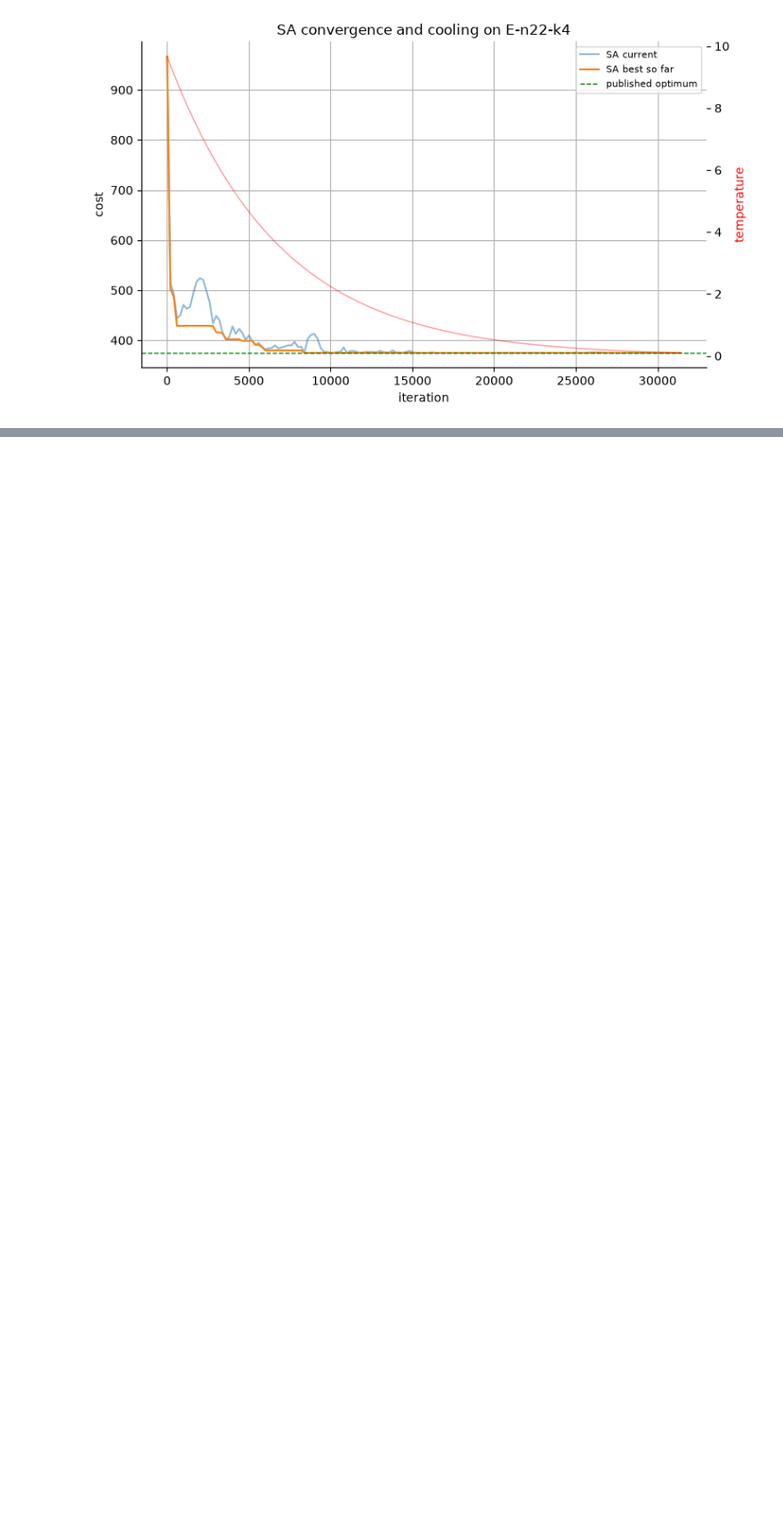
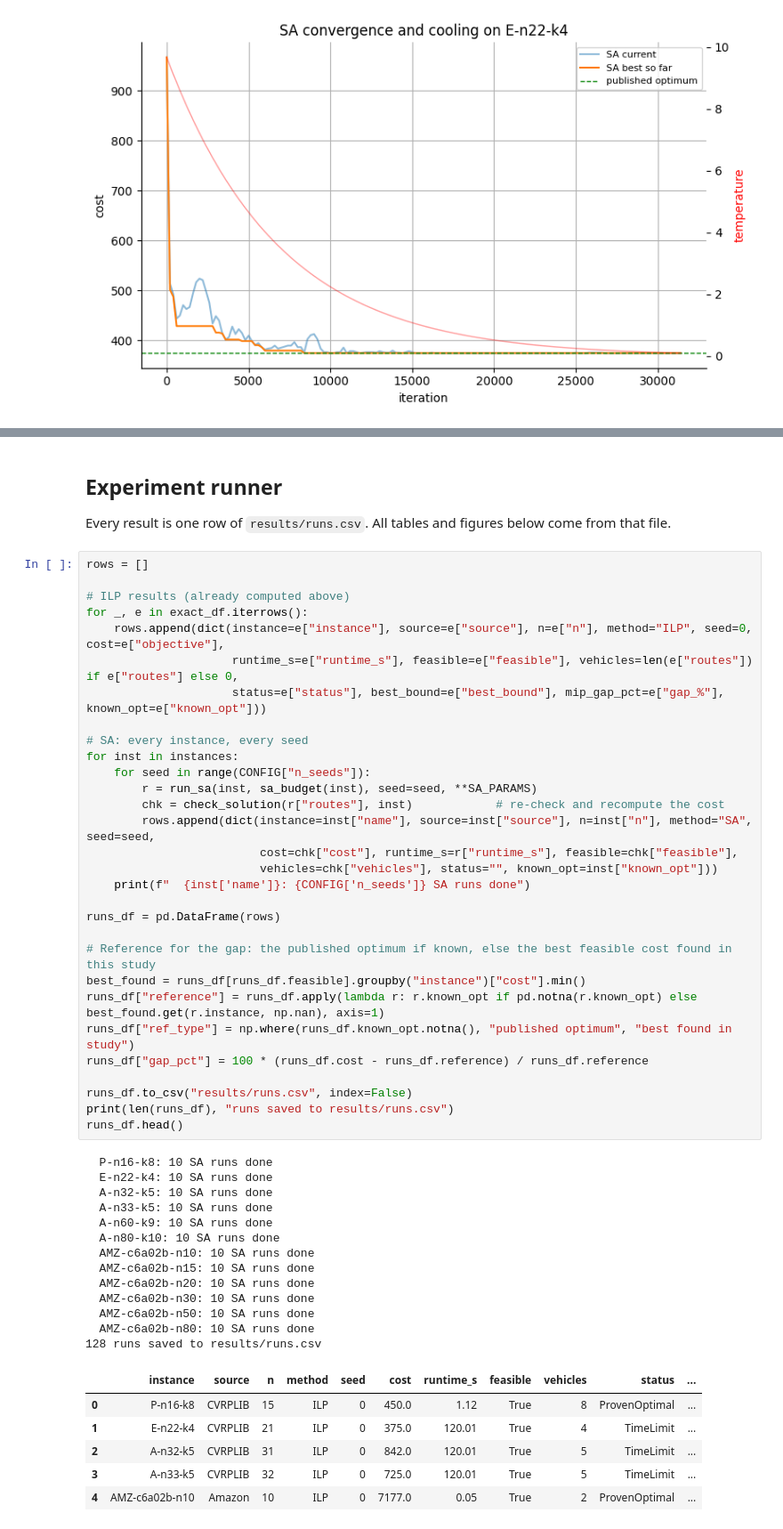
Before and after one commit to Ishara-Mee/IT-5082-OM-Assignment, a Jupyter notebook: IT-5082-OM- CVRP Optimization.ipynb, the cells around one changed output, grey strips where cells are left out. Shown at 89% size. Saved outputs shown, nothing was run; the diff lists cells and outputs as text; blank space fills up the shorter version.

```diff
--- a/IT-5082-OM- CVRP Optimization.ipynb
+++ b/IT-5082-OM- CVRP Optimization.ipynb
@@ -872,0 +899,53 @@ plt.show()
+# %% [markdown]
+## Experiment runner
+Every result is one row of `results/runs.csv`. All tables and figures below come from that file.
+# %%
+rows = []
+
+# ILP results (already computed above)
+for _, e in exact_df.iterrows():
+    rows.append(dict(instance=e["instance"], source=e["source"], n=e["n"], method="ILP", seed=0, cost=e["objective"],
+                     runtime_s=e["runtime_s"], feasible=e["feasible"], vehicles=len(e["routes"]) if e["routes"] else 0,
+                     status=e["status"], best_bound=e["best_bound"], mip_gap_pct=e["gap_%"], known_opt=e["known_opt"]))
+
+# SA: every instance, every seed
+for inst in instances:
+    for seed in range(CONFIG["n_seeds"]):
+        r = run_sa(inst, sa_budget(inst), seed=seed, **SA_PARAMS)
+        chk = check_solution(r["routes"], inst)            # re-check and recompute the cost
+        rows.append(dict(instance=inst["name"], source=inst["source"], n=inst["n"], method="SA", seed=seed,
+                         cost=chk["cost"], runtime_s=r["runtime_s"], feasible=chk["feasible"],
+                         vehicles=chk["vehicles"], status="", known_opt=inst["known_opt"]))
+    print(f"  {inst['name']}: {CONFIG['n_seeds']} SA runs done")
+
+runs_df = pd.DataFrame(rows)
+
+# Reference for the gap: the published optimum if known, else the best feasible cost found in this study
+best_found = runs_df[runs_df.feasible].groupby("instance")["cost"].min()
+runs_df["reference"] = runs_df.apply(lambda r: r.known_opt if pd.notna(r.known_opt) else best_found.get(r.instance, np.nan), axis=1)
+runs_df["ref_type"] = np.where(runs_df.known_opt.notna(), "published optimum", "best found in study")
+runs_df["gap_pct"] = 100 * (runs_df.cost - runs_df.reference) / runs_df.reference
+
+runs_df.to_csv("results/runs.csv", index=False)
+print(len(runs_df), "runs saved to results/runs.csv")
+runs_df.head()
+# %% [output]
+  P-n16-k8: 10 SA runs done
+  E-n22-k4: 10 SA runs done
+  A-n32-k5: 10 SA runs done
+  A-n33-k5: 10 SA runs done
+  A-n60-k9: 10 SA runs done
+  A-n80-k10: 10 SA runs done
+  AMZ-c6a02b-n10: 10 SA runs done
+  AMZ-c6a02b-n15: 10 SA runs done
+  AMZ-c6a02b-n20: 10 SA runs done
+  AMZ-c6a02b-n30: 10 SA runs done
+  AMZ-c6a02b-n50: 10 SA runs done
+  AMZ-c6a02b-n80: 10 SA runs done
+128 runs saved to results/runs.csv
+|  | instance | source | n | method | seed | cost | runtime_s | feasible | vehicles | status | ... |
+| 0 | P-n16-k8 | CVRPLIB | 15 | ILP | 0 | 450.0 | 1.12 | True | 8 | ProvenOptimal | ... |
+| 1 | E-n22-k4 | CVRPLIB | 21 | ILP | 0 | 375.0 | 120.01 | True | 4 | TimeLimit | ... |
+| 2 | A-n32-k5 | CVRPLIB | 31 | ILP | 0 | 842.0 | 120.01 | True | 5 | TimeLimit | ... |
+| 3 | A-n33-k5 | CVRPLIB | 32 | ILP | 0 | 725.0 | 120.01 | True | 5 | TimeLimit | ... |
+| 4 | AMZ-c6a02b-n10 | Amazon | 10 | ILP | 0 | 7177.0 | 0.05 | True | 2 | ProvenOptimal | ... |
```
Also changed, not shown: parts of 5 cells of this notebook, 3 other files.
